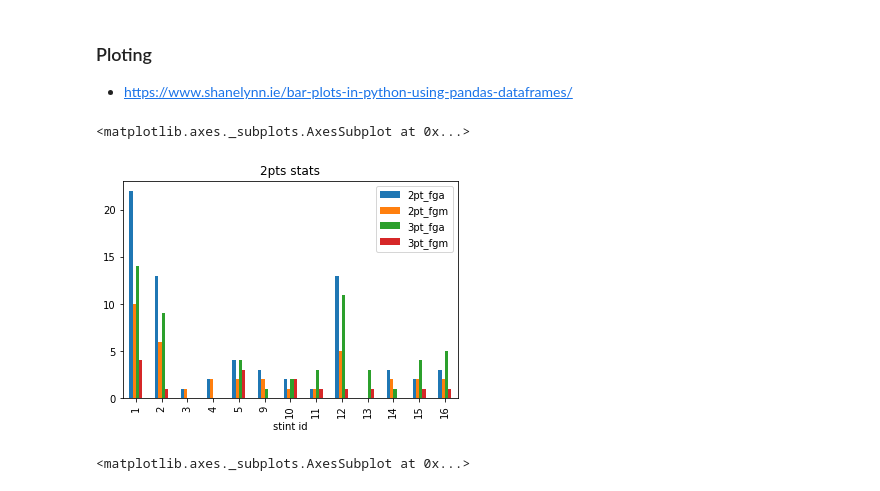
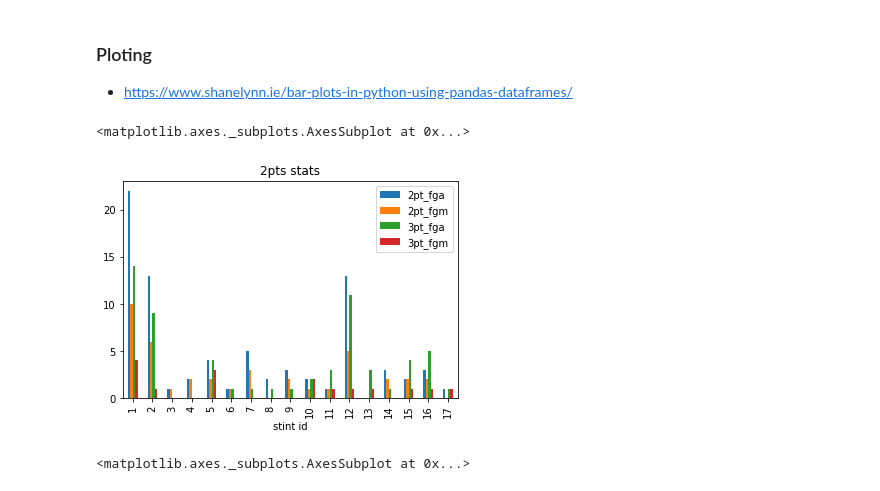
Before and after one commit to ssardina/pynbl, a Jupyter notebook: bball_stas.ipynb, the cells around one changed output. Drawn from its saved outputs; the diff is of its cells as text; code cells hidden in the pictures.

```diff
--- a/bball_stas.ipynb
+++ b/bball_stas.ipynb
@@ -153,17 +156,17 @@ stints_1
 # %% [markdown]
 Add colums to pbp dataframe for stint identification:
 # %%
-stints1_df, pbp2_df = tools.pbp_add_stint_col(pbp_df, stints_1, "stint1")
-stints2_df, pbp3_df = tools.pbp_add_stint_col(pbp2_df, stints_2, "stint2")
+stints1_df, pbp_aux_df = tools.pbp_add_stint_col(pbp_df, stints_1, "stint1")
+stints2_df, pbp_aux_df = tools.pbp_add_stint_col(pbp_aux_df, stints_2, "stint2")
 
 # drop plays that are not for statistics (game events, like start/end)
-pbp_stats_df = pbp3_df.loc[(~pbp3_df['actionType'].isin(ACT_NON_STATS))]
-pbp_stats_df = pbp_stats_df.loc[(~pbp3_df['subType'].isin(ACTSSUB_NON_STATS))]
+pbp2_df = pbp_aux_df.loc[(~pbp_aux_df['actionType'].isin(ACT_NON_STATS))]
+pbp2_df = pbp2_df.loc[(~pbp_aux_df['subType'].isin(ACTSSUB_NON_STATS))]
 
-pbp_stats_df.head(5)
+pbp2_df.head(5)
 
 # should give empty: every row is a play
-# pbp_stats_df.loc[pbp_stats_df['stint1'] == -1]
+# pbp2_df.loc[pbp2_df['stint1'] == -1]
 # %% [output]
 |  | team_name | team_short_name | clock | s1 | s2 | lead | tno | period | periodType | pno | ... |
 | 561 | Melbourne United | United | 00:09:56 | 0 | 0 | 0 | 1 | 1 | REGULAR | 10 | ... |
@@ -201,7 +204,7 @@ First, let's extract the plays of the starting lineup for team 1.
 lineaup = frozenset(starters_1) # we need a hashable
 interval = stints_1[lineaup]
 
-df = tools.pbp_get_ranges_df(pbp_stats_df, interval)
+df = tools.pbp_get_ranges_df(pbp2_df, interval)
 df.loc[df['period'] == 4]
 # %% [output]
 |  | team_name | team_short_name | clock | s1 | s2 | lead | tno | period | periodType | pno | ... |
@@ -407,10 +399,11 @@ def build_stint_stats(pbp_df: pd.DataFrame, col_name: str) -> pd.DataFrame:
 
     return df
 
-stint1_stats_df = build_stint_stats(pbp_stats_df, 'stint1')
+# Compute
+stint1_stats_df = build_stint_stats(pbp2_df, 'stint1')
 stint1_stats_df.rename(columns={'stint1' : 'stint'}, inplace=True)
 
-stint2_stats_df = build_stint_stats(pbp_stats_df, 'stint2')
+stint2_stats_df = build_stint_stats(pbp2_df, 'stint2')
 stint2_stats_df.rename(columns={'stint2' : 'stint'}, inplace=True)
 
 stint1_stats_df.insert(0, 'tno', 1)
@@ -443,11 +436,12 @@ stint_stats_df
 
 - https://www.shanelynn.ie/bar-plots-in-python-using-pandas-dataframes/
 # %%
+# Shooting stats for team 1
 axis_y = ['2pt_fga', "2pt_fgm", '3pt_fga', "3pt_fgm"]
-stint1_stats_df.plot(kind="bar", x='stint1', y=axis_y, title="2pts stats", xlabel="stint id")
+stint1_stats_df[stint1_stats_df.tno == 0].plot(kind="bar", x='stint', y=axis_y, title="2pts stats", xlabel="stint id")
 # %% [output]
 <matplotlib.axes._subplots.AxesSubplot at 0x...>
-[figure, old version]
+[figure, new version]
 # %%
 # plot using standard panda plot
 axis_y = ['2pt_fgp', "3pt_fgp"]
```
Also changed, not shown: parts of 11 cells of this notebook.
